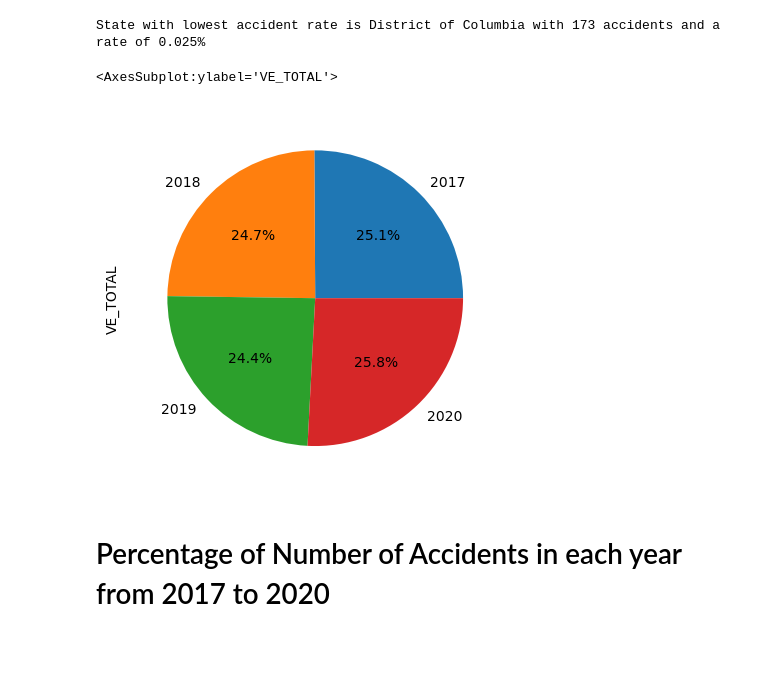
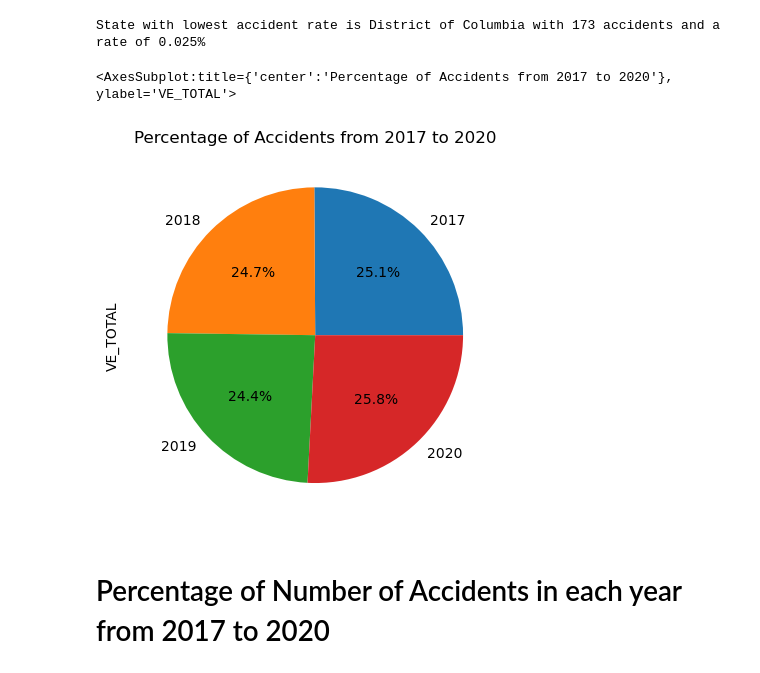
Before and after one commit to Jasneel/WeatherVsAccidents, a Jupyter notebook: April 11, 2023.ipynb, the cells around one changed output. Saved outputs shown, nothing was run; the diff lists cells and outputs as text; code cells hidden in the pictures; blank space fills up the shorter version.

```diff
--- a/April 11, 2023.ipynb
+++ b/April 11, 2023.ipynb
@@ -319,11 +319,11 @@ State with lowest accident rate is District of Columbia with 173 accidents and a
 # %%
 df_weather_year = df.groupby('YEAR')['VE_TOTAL'].sum()
 df_weather_year
-df_weather_year.plot(kind='pie',y='VE_TOTAL',autopct='%1.1f%%')
+df_weather_year.plot(kind='pie',y='VE_TOTAL',autopct='%1.1f%%', title = "Percentage of Accidents from 2017 to 2020")
 # In 2020 the pandemic started and it is the year with the most number of accidents. Stay at home rules were in effect.
 # %% [output]
-<AxesSubplot:ylabel='VE_TOTAL'>
+<AxesSubplot:title={'center':'Percentage of Accidents from 2017 to 2020'}, ylabel='VE_TOTAL'>
-[figure, old version]
+[figure, new version]
 # %% [markdown]
 # Percentage of Number of Accidents in each year from 2017 to 2020
 # %% [markdown]
```
Also changed, not shown: parts of 5 cells of this notebook.
